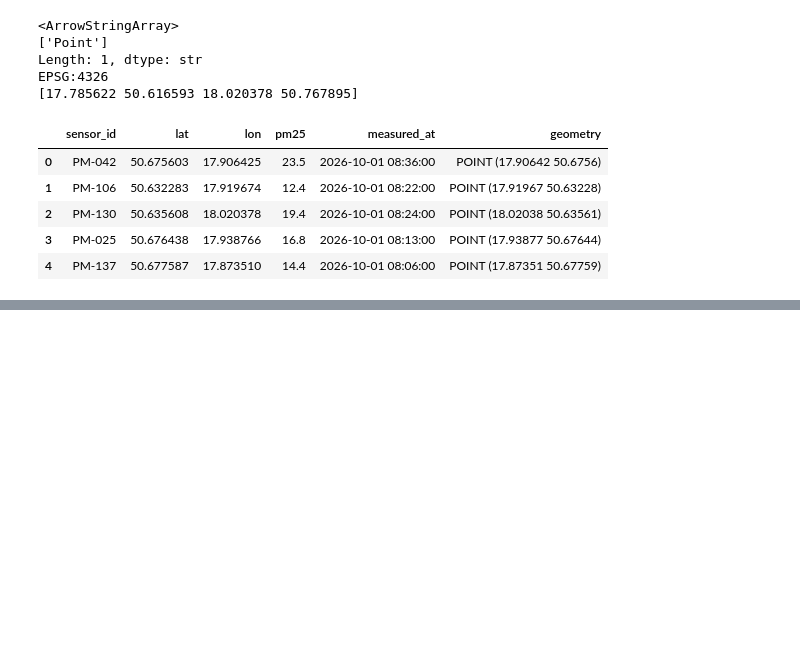
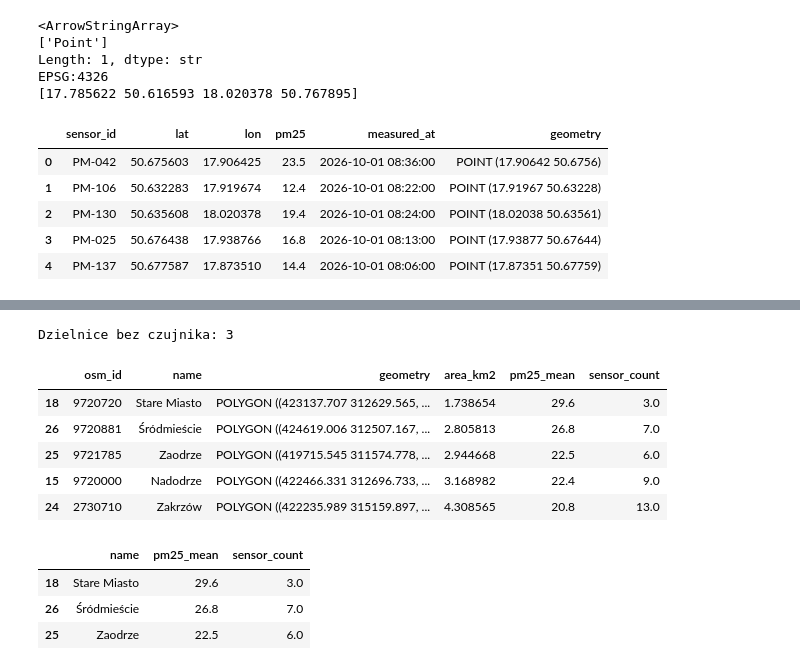
Before and after one commit to DruiDAgzar/Analiza-Danych-Przestrzennych, a Jupyter notebook: LAB02_GeoPandas_PM25_Opole/lab_geopandas.ipynb, the cells around one changed output, grey strips where cells are left out. Saved outputs shown, nothing was run; the diff lists cells and outputs as text; code cells hidden in the pictures; blank space fills up the shorter version.

```diff
--- a/LAB02_GeoPandas_PM25_Opole/lab_geopandas.ipynb
+++ b/LAB02_GeoPandas_PM25_Opole/lab_geopandas.ipynb
@@ -192,0 +205,4 @@ wrong.explore(marker_kwds={"radius": 6})
+# %%
+sensors_m = sensors.to_crs("EPSG:2180")
+print(sensors_m.geometry.iloc[0].distance(sensors_m.geometry.iloc[1]))
+sensors_m.head(3)[["sensor_id", "geometry"]]
@@ -192,0 +290,9 @@ wrong.explore(marker_kwds={"radius": 6})
+# %%
+joined = gpd.sjoin(
+    sensors_m,                                   # left: points
+    districts[["name", "geometry"]],             # right: polygons
+    how="left",
+    predicate="within",                          # point lies within polygon
+)
+print(len(joined), joined["name"].isna().sum())
+joined[["sensor_id", "pm25", "name"]].head()
@@ -192,0 +307,24 @@ wrong.explore(marker_kwds={"radius": 6})
+# %%
+stats = (joined.groupby("name")
+               .agg(pm25_mean=("pm25", "mean"), sensor_count=("pm25", "size"))
+               .round(1))
+
+summary = districts.merge(stats, on="name", how="left")
+print("Dzielnice bez czujnika:", summary["sensor_count"].isna().sum())
+summary.sort_values("pm25_mean", ascending=False).head()
+# %% [output]
+Dzielnice bez czujnika: 3
+|  | osm_id | name | geometry | area_km2 | pm25_mean | sensor_count |
+| 18 | 9720720 | Stare Miasto | POLYGON ((423137.707 312629.565, ... | 1.738654 | 29.6 | 3.0 |
+| 26 | 9720881 | Śródmieście | POLYGON ((424619.006 312507.167, ... | 2.805813 | 26.8 | 7.0 |
+| 25 | 9721785 | Zaodrze | POLYGON ((419715.545 311574.778, ... | 2.944668 | 22.5 | 6.0 |
+| 15 | 9720000 | Nadodrze | POLYGON ((422466.331 312696.733, ... | 3.168982 | 22.4 | 9.0 |
+| 24 | 2730710 | Zakrzów | POLYGON ((422235.989 315159.897, ... | 4.308565 | 20.8 | 13.0 |
+# %%
+reliable = summary[summary["sensor_count"] >= 3]
+reliable.nlargest(3, "pm25_mean")[["name", "pm25_mean", "sensor_count"]]
+# %% [output]
+|  | name | pm25_mean | sensor_count |
+| 18 | Stare Miasto | 29.6 | 3.0 |
+| 26 | Śródmieście | 26.8 | 7.0 |
+| 25 | Zaodrze | 22.5 | 6.0 |
```
Also changed, not shown: parts of 31 cells of this notebook, 9 other files.
